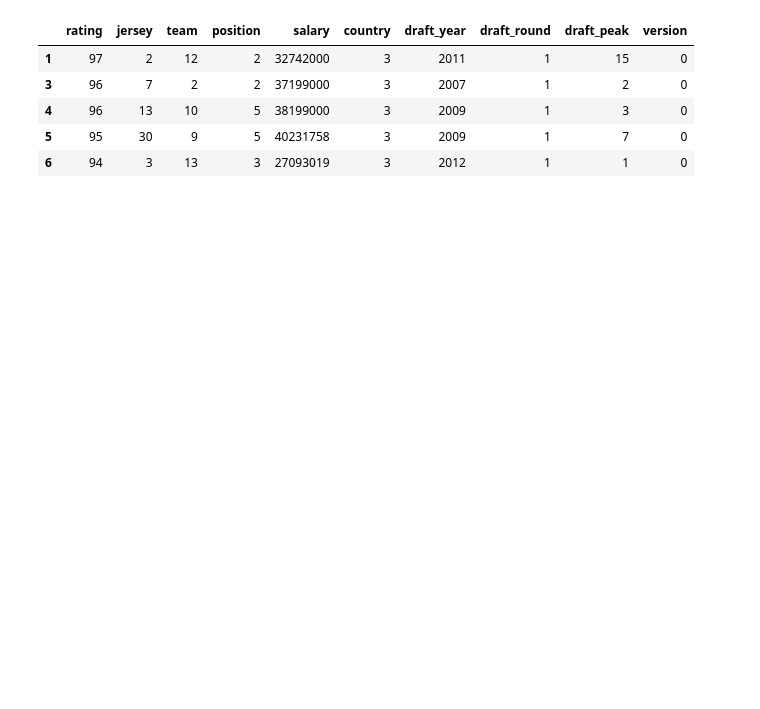
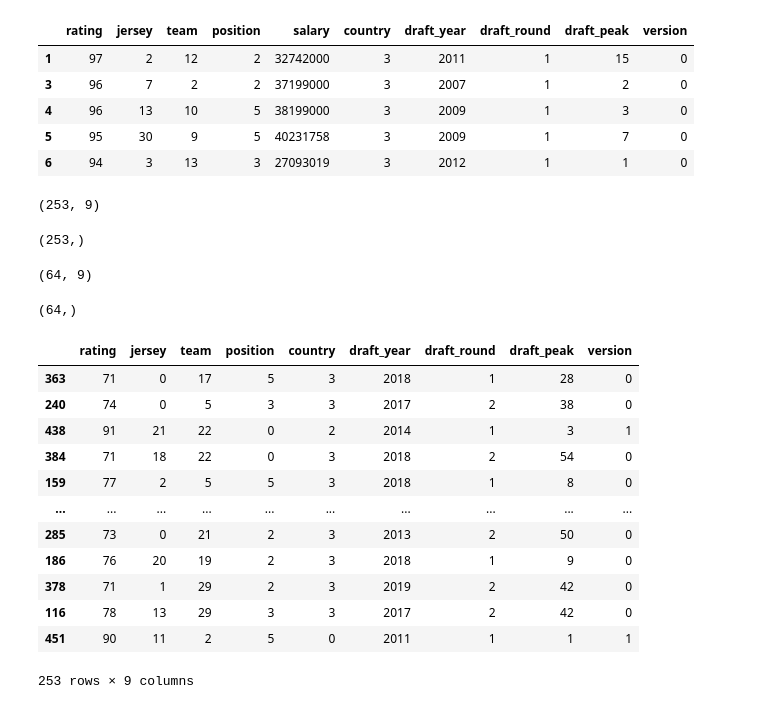
Before and after one commit to sauravsinha007/player_salary_prediction, a Jupyter notebook: player_salary_prediction.ipynb, the cells around one changed output. Drawn from its saved outputs; the diff is of its cells as text; code cells hidden in the pictures; blank space fills up the shorter version.

```diff
--- a/player_salary_prediction.ipynb
+++ b/player_salary_prediction.ipynb
@@ -386,0 +373,32 @@ df.head()
+# %%
+x_train.shape
+# %% [output]
+(253, 9)
+# %%
+y_train.shape
+# %% [output]
+(253,)
+# %%
+x_test.shape
+# %% [output]
+(64, 9)
+# %%
+y_test.shape
+# %% [output]
+(64,)
+# %%
+x_train
+# %% [output]
+|  | rating | jersey | team | position | country | draft_year | draft_round | draft_peak | version |
+| 363 | 71 | 0 | 17 | 5 | 3 | 2018 | 1 | 28 | 0 |
+| 240 | 74 | 0 | 5 | 3 | 3 | 2017 | 2 | 38 | 0 |
+| 438 | 91 | 21 | 22 | 0 | 2 | 2014 | 1 | 3 | 1 |
+| 384 | 71 | 18 | 22 | 0 | 3 | 2018 | 2 | 54 | 0 |
+| 159 | 77 | 2 | 5 | 5 | 3 | 2018 | 1 | 8 | 0 |
+| ... | ... | ... | ... | ... | ... | ... | ... | ... | ... |
+| 285 | 73 | 0 | 21 | 2 | 3 | 2013 | 2 | 50 | 0 |
+| 186 | 76 | 20 | 19 | 2 | 3 | 2018 | 1 | 9 | 0 |
+| 378 | 71 | 1 | 29 | 2 | 3 | 2019 | 2 | 42 | 0 |
+| 116 | 78 | 13 | 29 | 3 | 3 | 2017 | 2 | 42 | 0 |
+| 451 | 90 | 11 | 2 | 5 | 0 | 2011 | 1 | 1 | 1 |
+253 rows × 9 columns
```
Also changed, not shown: parts of 11 cells of this notebook, 1 other file.
